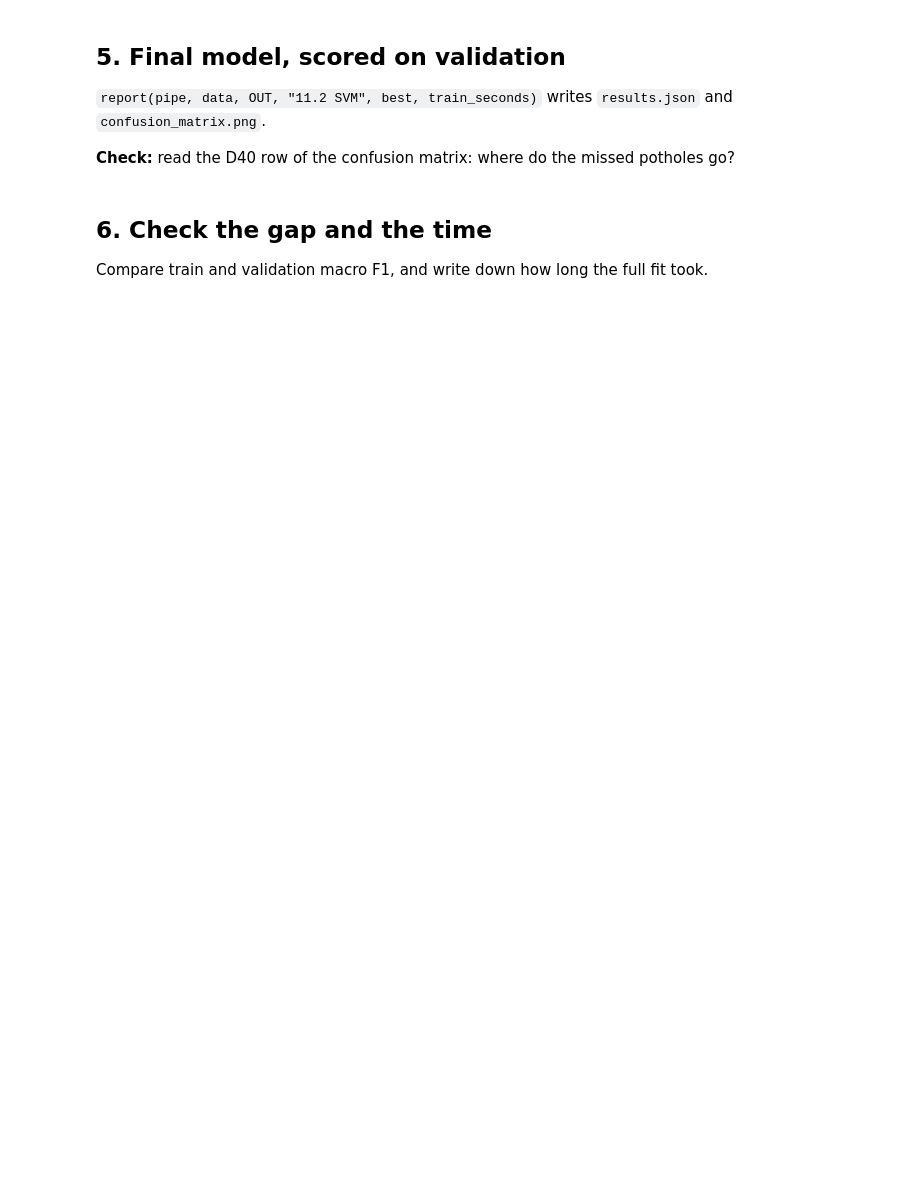
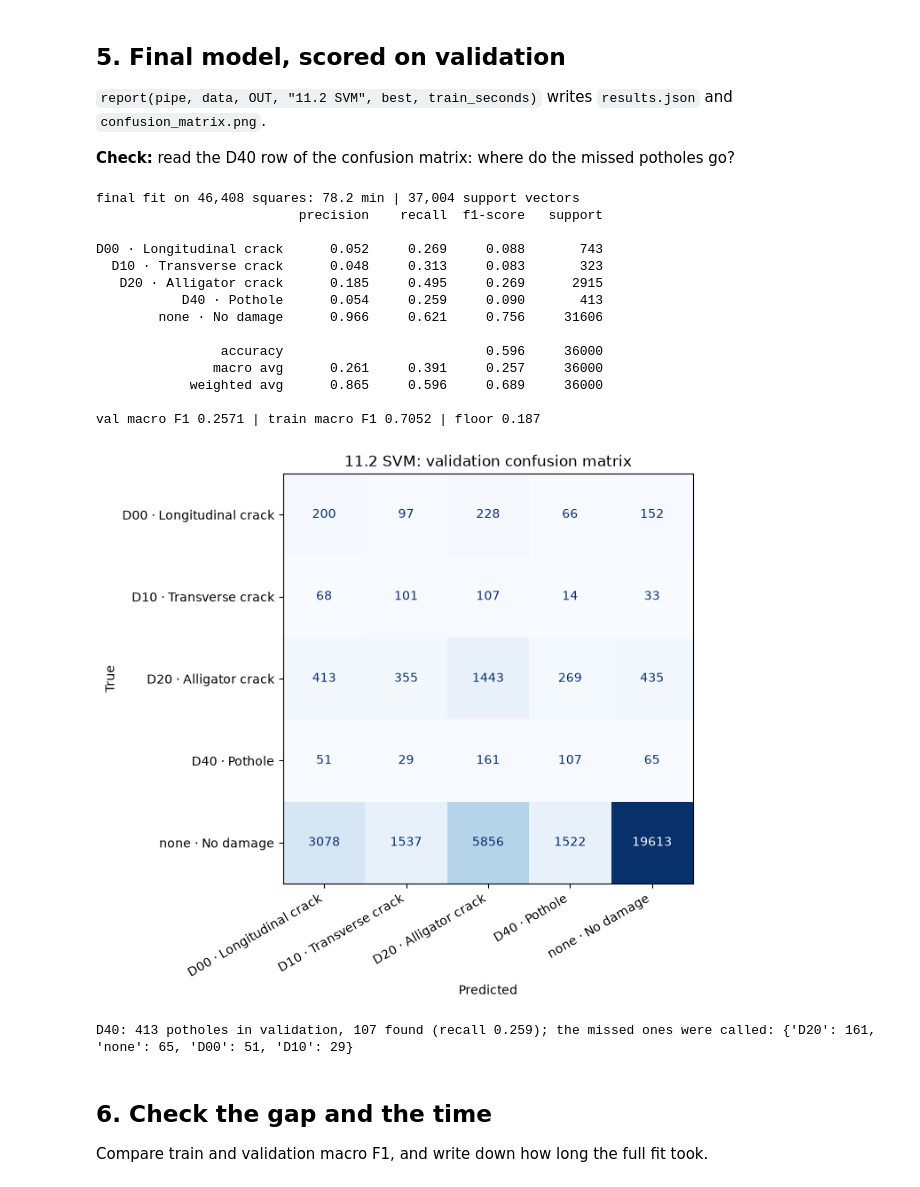
Before and after one commit to RaksaOC/road-damage-classifier, a Jupyter notebook: backend/ml/notebooks/11_2_svm.ipynb, the cells around one changed output. Cells and saved outputs as stored; diff of their text form; code cells hidden in the pictures; blank space fills up the shorter version.

```diff
--- a/backend/ml/notebooks/11_2_svm.ipynb
+++ b/backend/ml/notebooks/11_2_svm.ipynb
@@ -81,6 +200,45 @@ Try every combination in the table above with `GridSearchCV(..., cv=CV, scoring=
 `report(pipe, data, OUT, "11.2 SVM", best, train_seconds)` writes `results.json` and `confusion_matrix.png`.
 
 **Check:** read the D40 row of the confusion matrix: where do the missed potholes go?
+# %%
+params = dict(best["params"])
+
+final = make_pipeline(SVC(kernel="rbf", class_weight="balanced", probability=True, random_state=SEED))
+final.set_params(**params)
+t = time.perf_counter()
+final.fit(X_tr, y_tr)                 # all 46,408 training squares
+secs = time.perf_counter() - t
+print(f"final fit on {len(X_tr):,} squares: {secs / 60:.1f} min "
+      f"| {final[-1].n_support_.sum():,} support vectors")
+
+t = time.perf_counter()
+res = report(final, data, OUT, "11.2 SVM", best, secs)
+report_secs = time.perf_counter() - t
+plt.show()
+
+# Where do the missed potholes go? (D40 row of the confusion matrix)
+cm = np.array(res["confusion_matrix"])
+d40 = pd.Series(cm[config.CLASS_TO_ID["D40"]], index=config.CLASSES)
+print(f"D40: {d40.sum()} potholes in validation, {d40['D40']} found "
+      f"(recall {res['per_class']['D40']['recall']:.3f}); the missed ones were called:",
+      d40.drop("D40").sort_values(ascending=False).to_dict())
+# %% [output]
+final fit on 46,408 squares: 78.2 min | 37,004 support vectors
+                          precision    recall  f1-score   support
+
+D00 · Longitudinal crack      0.052     0.269     0.088       743
+  D10 · Transverse crack      0.048     0.313     0.083       323
+   D20 · Alligator crack      0.185     0.495     0.269      2915
+           D40 · Pothole      0.054     0.259     0.090       413
+        none · No damage      0.966     0.621     0.756     31606
+
+                accuracy                          0.596     36000
+               macro avg      0.261     0.391     0.257     36000
+            weighted avg      0.865     0.596     0.689     36000
+
+val macro F1 0.2571 | train macro F1 0.7052 | floor 0.187
+[figure, added]
+D40: 413 potholes in validation, 107 found (recall 0.259); the missed ones were called: {'D20': 161, 'none': 65, 'D00': 51, 'D10': 29}
 # %% [markdown]
 ## 6. Check the gap and the time
 
```
Also changed, not shown: parts of 5 cells of this notebook.
